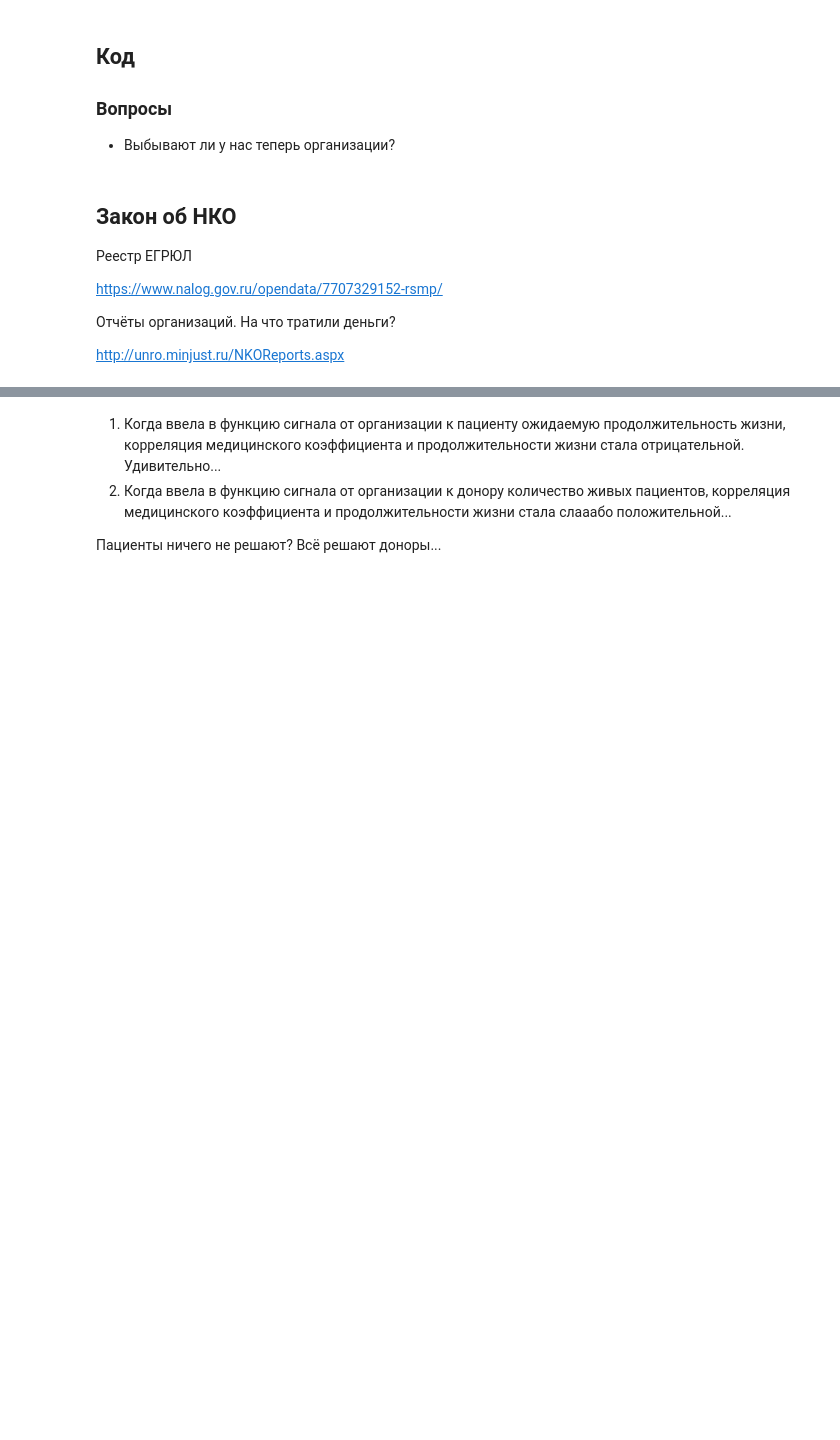
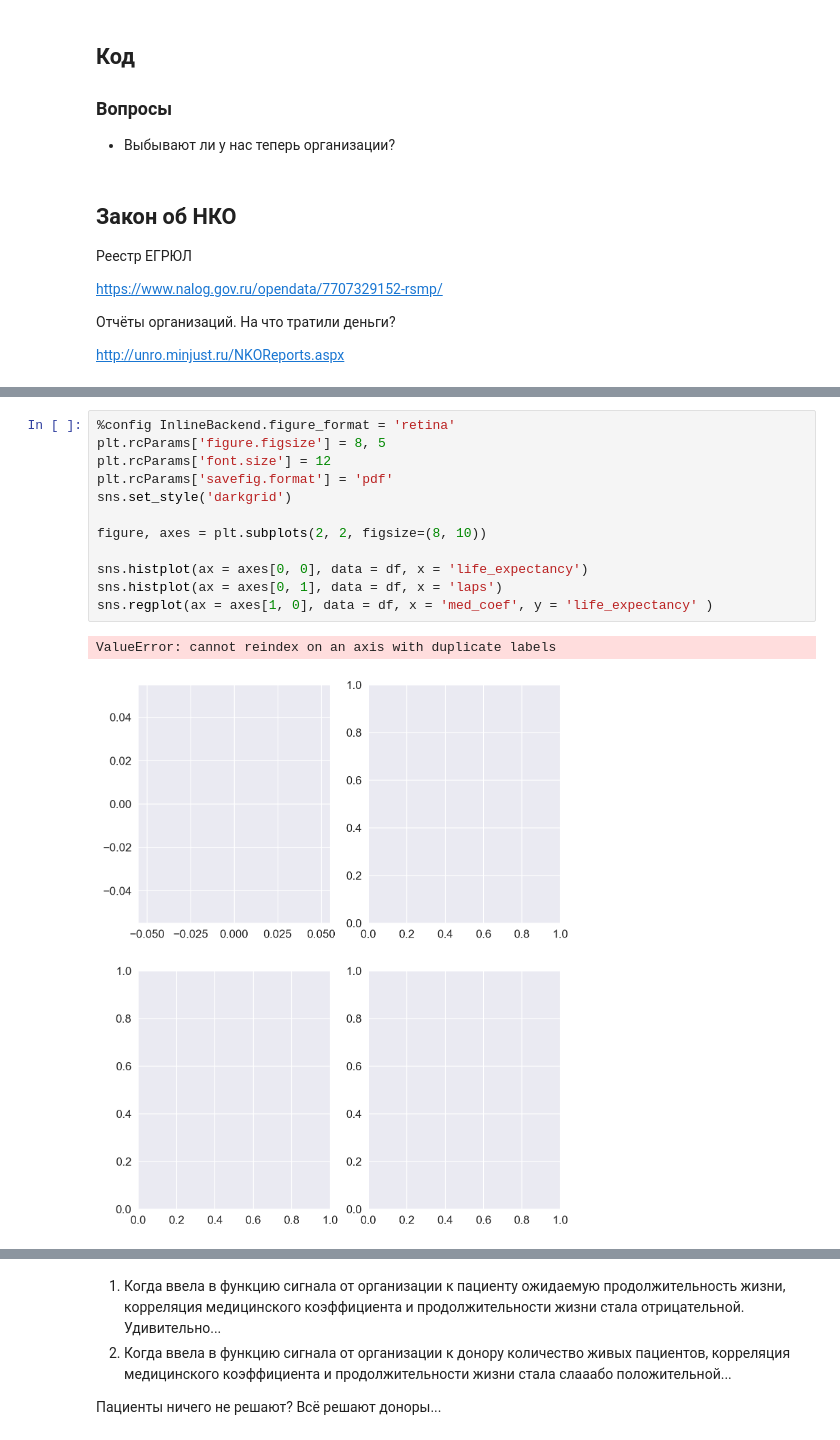
Before and after one commit to FrantsuazaPsychoIT/AgentModel, a Jupyter notebook: AgentModel2.ipynb, the cells around one changed output, grey strips where cells are left out. Cells and saved outputs as stored; diff of their text form; blank space fills up the shorter version.

```diff
--- a/AgentModel2.ipynb
+++ b/AgentModel2.ipynb
@@ -402,0 +456,15 @@ class SimpleAgentModel:
+# %%
+%config InlineBackend.figure_format = 'retina'
+plt.rcParams['figure.figsize'] = 8, 5
+plt.rcParams['font.size'] = 12
+plt.rcParams['savefig.format'] = 'pdf'
+sns.set_style('darkgrid')
+
+figure, axes = plt.subplots(2, 2, figsize=(8, 10))
+
+sns.histplot(ax = axes[0, 0], data = df, x = 'life_expectancy')
+sns.histplot(ax = axes[0, 1], data = df, x = 'laps')
+sns.regplot(ax = axes[1, 0], data = df, x = 'med_coef', y = 'life_expectancy' )
+# %% [output]
+ValueError: cannot reindex on an axis with duplicate labels
+[figure, added]
```
Also changed, not shown: parts of 12 cells of this notebook.
